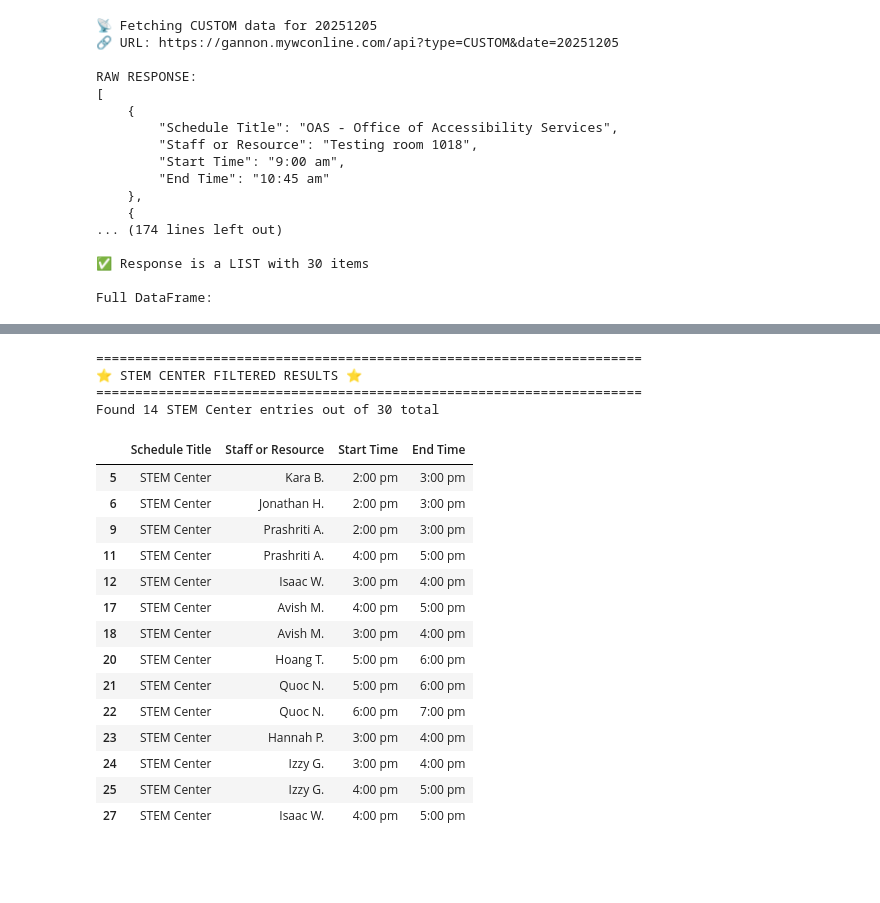
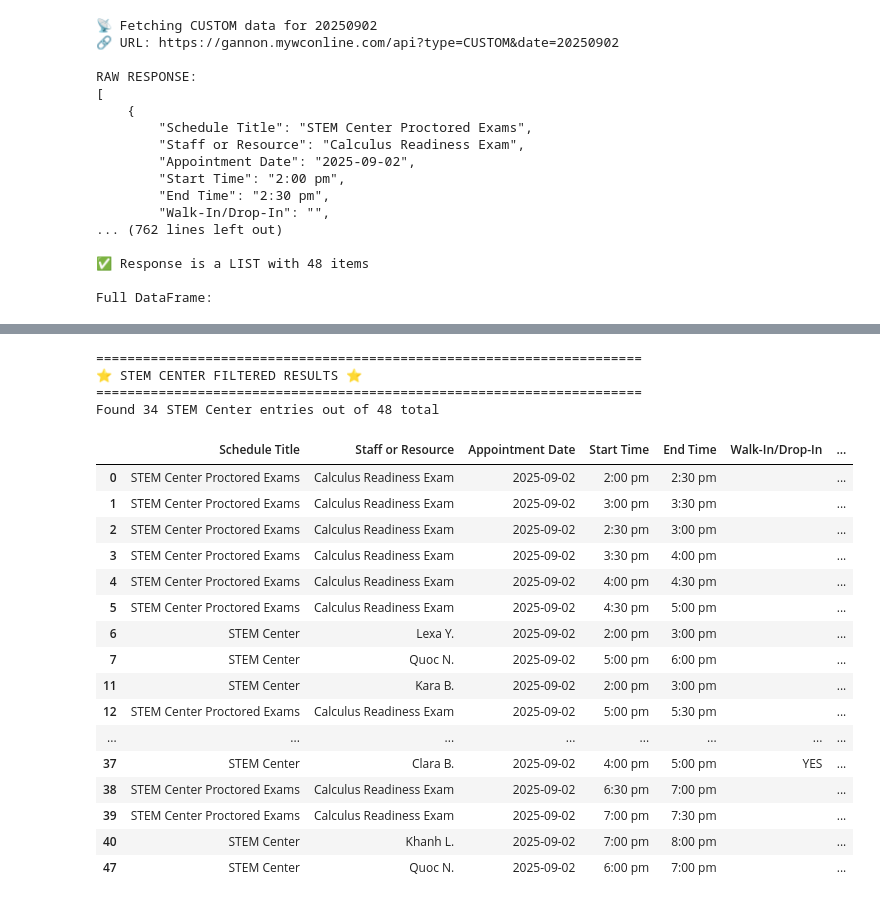
Before and after one commit to StemCenterGU/DashboardProject, a Jupyter notebook: nextjs-dashboard/api.ipynb, the cells around one changed output, grey strips where cells are left out. Drawn from its saved outputs; the diff is of its cells as text; code cells hidden in the pictures; blank space fills up the shorter version.

```diff
--- a/nextjs-dashboard/api.ipynb
+++ b/nextjs-dashboard/api.ipynb
@@ -16,7 +16,7 @@ BASE_URL = "https://gannon.mywconline.com/api"
 # CONFIGURATION
 # ============================================================================
 request_type = "CUSTOM"  # CUSTOM, AVAIL, APPTS, SCHED, STAFF
-request_date = 20251205   # YYYYMMDD format (8 digits) - Change this date
+request_date = 20250902   # YYYYMMDD format (8 digits) - Change this date
 
 # ============================================================================
 # FETCH DATA
@@ -76,20 +76,20 @@ else:
     if df is not None:
         print(f"Available columns: {list(df.columns)}")
 # %% [output]
-📡 Fetching CUSTOM data for 20251205
-🔗 URL: https://gannon.mywconline.com/api?type=CUSTOM&date=20251205
+📡 Fetching CUSTOM data for 20250902
+🔗 URL: https://gannon.mywconline.com/api?type=CUSTOM&date=20250902
 
 RAW RESPONSE:
 [
     {
-        "Schedule Title": "OAS - Office of Accessibility Services",
-        "Staff or Resource": "Testing room 1018",
-        "Start Time": "9:00 am",
-        "End Time": "10:45 am"
-    },
-    {
-... (174 lines left out)
+        "Schedule Title": "STEM Center Proctored Exams",
+        "Staff or Resource": "Calculus Readiness Exam",
+        "Appointment Date": "2025-09-02",
+        "Start Time": "2:00 pm",
+        "End Time": "2:30 pm",
+        "Walk-In/Drop-In": "",
+... (762 lines left out)
 
-✅ Response is a LIST with 30 items
+✅ Response is a LIST with 48 items
 
 Full DataFrame:
@@ -113,19 +113,21 @@ Full DataFrame:
 ======================================================================
 ⭐ STEM CENTER FILTERED RESULTS ⭐
 ======================================================================
-Found 14 STEM Center entries out of 30 total
+Found 34 STEM Center entries out of 48 total
-|  | Schedule Title | Staff or Resource | Start Time | End Time |
-| 5 | STEM Center | Kara B. | 2:00 pm | 3:00 pm |
-| 6 | STEM Center | Jonathan H. | 2:00 pm | 3:00 pm |
-| 9 | STEM Center | Prashriti A. | 2:00 pm | 3:00 pm |
-| 11 | STEM Center | Prashriti A. | 4:00 pm | 5:00 pm |
-| 12 | STEM Center | Isaac W. | 3:00 pm | 4:00 pm |
-| 17 | STEM Center | Avish M. | 4:00 pm | 5:00 pm |
-| 18 | STEM Center | Avish M. | 3:00 pm | 4:00 pm |
-| 20 | STEM Center | Hoang T. | 5:00 pm | 6:00 pm |
-| 21 | STEM Center | Quoc N. | 5:00 pm | 6:00 pm |
-| 22 | STEM Center | Quoc N. | 6:00 pm | 7:00 pm |
-| 23 | STEM Center | Hannah P. | 3:00 pm | 4:00 pm |
-| 24 | STEM Center | Izzy G. | 3:00 pm | 4:00 pm |
-| 25 | STEM Center | Izzy G. | 4:00 pm | 5:00 pm |
-| 27 | STEM Center | Isaac W. | 4:00 pm | 5:00 pm |
+|  | Schedule Title | Staff or Resource | Appointment Date | Start Time | End Time | Walk-In/Drop-In | ... |
+| 0 | STEM Center Proctored Exams | Calculus Readiness Exam | 2025-09-02 | 2:00 pm | 2:30 pm |  | ... |
+| 1 | STEM Center Proctored Exams | Calculus Readiness Exam | 2025-09-02 | 3:00 pm | 3:30 pm |  | ... |
+| 2 | STEM Center Proctored Exams | Calculus Readiness Exam | 2025-09-02 | 2:30 pm | 3:00 pm |  | ... |
+| 3 | STEM Center Proctored Exams | Calculus Readiness Exam | 2025-09-02 | 3:30 pm | 4:00 pm |  | ... |
+| 4 | STEM Center Proctored Exams | Calculus Readiness Exam | 2025-09-02 | 4:00 pm | 4:30 pm |  | ... |
+| 5 | STEM Center Proctored Exams | Calculus Readiness Exam | 2025-09-02 | 4:30 pm | 5:00 pm |  | ... |
+| 6 | STEM Center | Lexa Y. | 2025-09-02 | 2:00 pm | 3:00 pm |  | ... |
+| 7 | STEM Center | Quoc N. | 2025-09-02 | 5:00 pm | 6:00 pm |  | ... |
+| 11 | STEM Center | Kara B. | 2025-09-02 | 2:00 pm | 3:00 pm |  | ... |
+| 12 | STEM Center Proctored Exams | Calculus Readiness Exam | 2025-09-02 | 5:00 pm | 5:30 pm |  | ... |
+| ... | ... | ... | ... | ... | ... | ... | ... |
+| 37 | STEM Center | Clara B. | 2025-09-02 | 4:00 pm | 5:00 pm | YES | ... |
+| 38 | STEM Center Proctored Exams | Calculus Readiness Exam | 2025-09-02 | 6:30 pm | 7:00 pm |  | ... |
+| 39 | STEM Center Proctored Exams | Calculus Readiness Exam | 2025-09-02 | 7:00 pm | 7:30 pm |  | ... |
+| 40 | STEM Center | Khanh L. | 2025-09-02 | 7:00 pm | 8:00 pm |  | ... |
+| 47 | STEM Center | Quoc N. | 2025-09-02 | 6:00 pm | 7:00 pm |  | ... |
```
Also changed, not shown: parts of 1 cell of this notebook, 28 other files.
